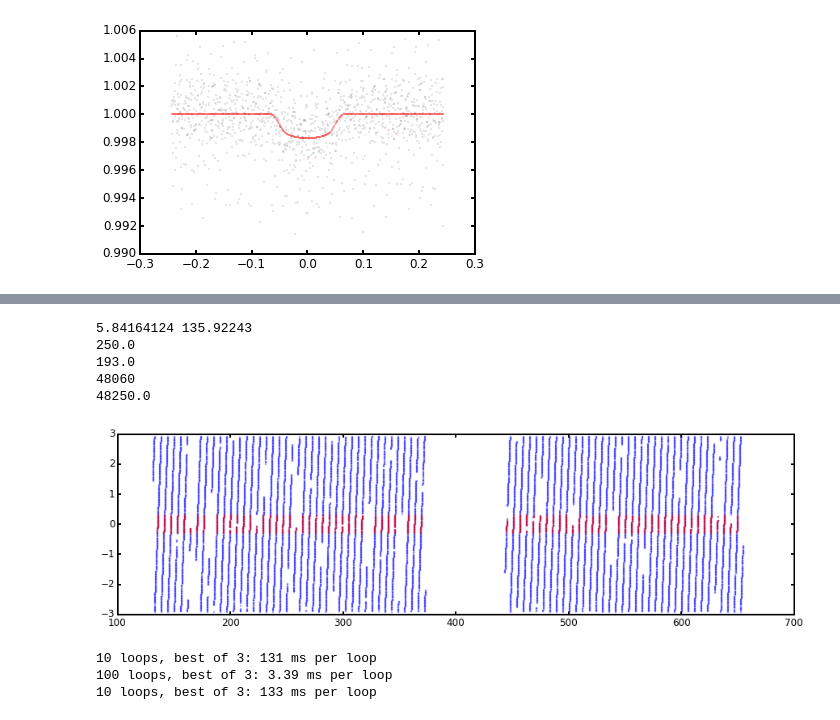
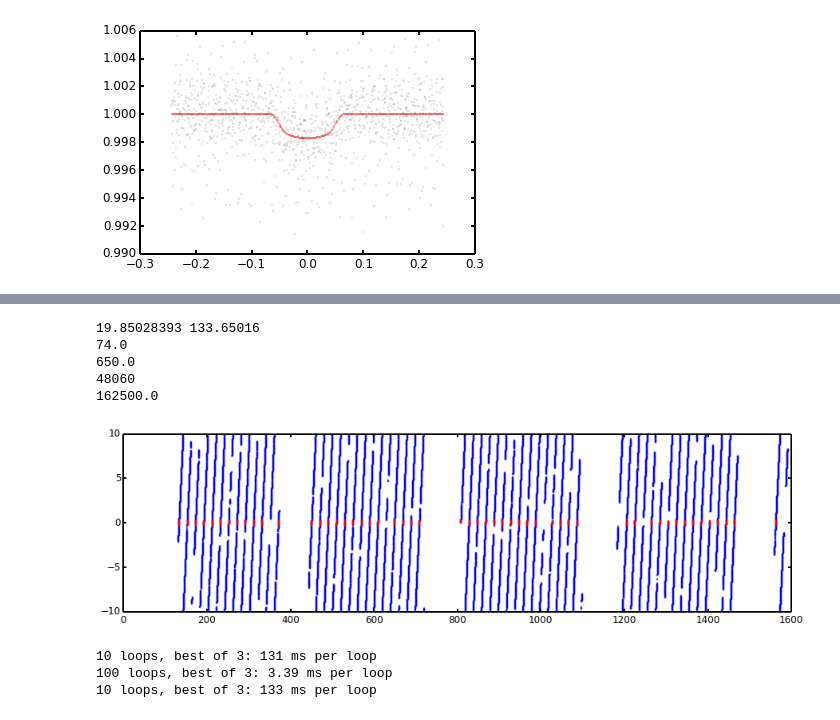
Before and after one commit to timothydmorton/transit-fitting, a Jupyter notebook: notebooks/scratchwork.ipynb, the cells around one changed output, grey strips where cells are left out. Drawn from its saved outputs; the diff is of its cells as text; code cells hidden in the pictures.

Commit message:
starting transit stack

```diff
--- a/notebooks/scratchwork.ipynb
+++ b/notebooks/scratchwork.ipynb
@@ -11,12 +12,14 @@ from transitfit.kepler import KeplerTransitModel
 # %%
 model = KeplerTransitModel(1422, i=[1,2])
 # %%
-f = model.archive_light_curve(model.time)
+params = model.archive_params
+#params[3] = 0.5 #dilution
+f = model.light_curve(params, model.time)
 
 for i in range(model.n_planets):
     plt.figure()
     tfold = model.tfold(i) #times folded on proper period
-    close = model.close(i) #points close to transit
+    close = model.close(i, width=2) #points close to transit
     plt.plot()
     plt.plot(tfold[close], model.flux[close], 'o', ms=0.2, alpha=0.35);
     plt.plot(tfold[close], f[close], 'ro', ms=0.2, mec='r', mew=0.5);
@@ -29,39 +51,39 @@ def transit_stack(t, f, period, epoch, width=0.3):
 
     Places the transit epoch at the center of each row,
     with the first and last rows padded by ones.
 
 
     """
     print period, epoch
     ntransits = ((t[-1] - t[0]) // period) + 1
     print ntransits
 
     rowsize = len(t)//ntransits + 1
     print rowsize
     print len(t)
     print 250*rowsize
 
     middle = rowsize//2
     # How many points do we need to add to the front to
     #  get epoch in middle?
     firstfew = t[:rowsize*100]
     i_epoch = np.argmin((firstfew - epoch) % period)
 
     tfold = (firstfew - epoch) % period
     tfold = t_folded(firstfew, period, epoch)
     close = np.absolute(tfold) < width
     plt.figure(figsize=(15,4))
     plt.plot(firstfew, tfold, '.', ms=0.5)
     plt.plot(firstfew[close], tfold[close], 'r.', ms=0.5)
 
-transit_stack(model.time, model.flux, model.period[0], model.epoch[0])
+transit_stack(model.time, model.flux, model.period[1], model.epoch[1])
 # %% [output]
-5.84164124 135.92243
-250.0
-193.0
+19.85028393 133.65016
+74.0
+650.0
 48060
-48250.0
+162500.0
-[figure, old version]
+[figure, new version]
 # %%
 %timeit f[anyclose] = model.light_curve(params, lcdata['TIME'][anyclose])
 %timeit f[~anyclose] = model.light_curve(params, lcdata['TIME'][~anyclose])
```
Also changed, not shown: parts of 4 cells of this notebook, 1 other file.
